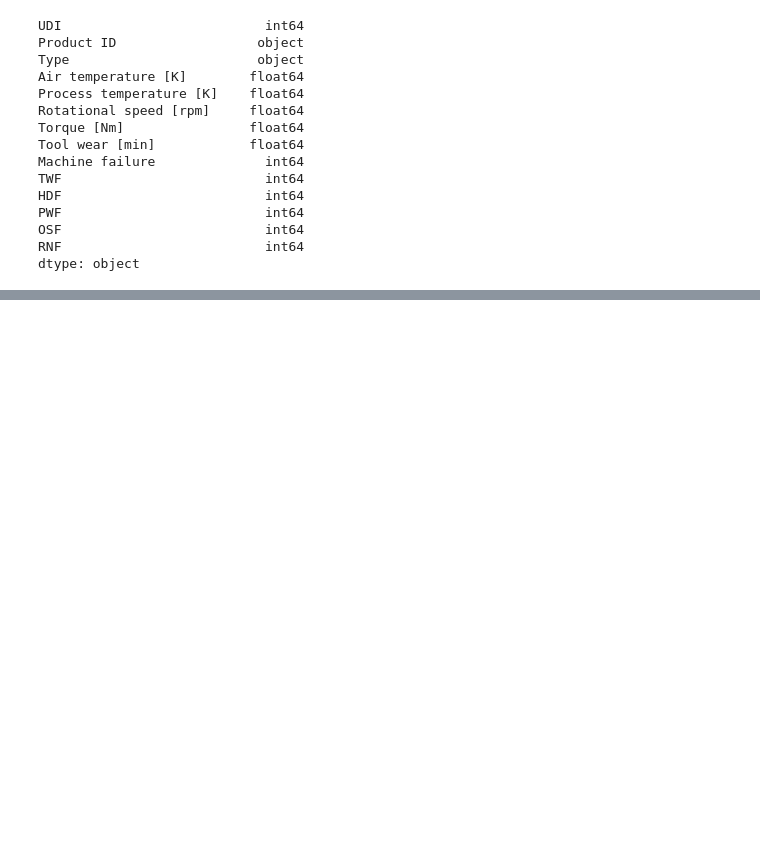
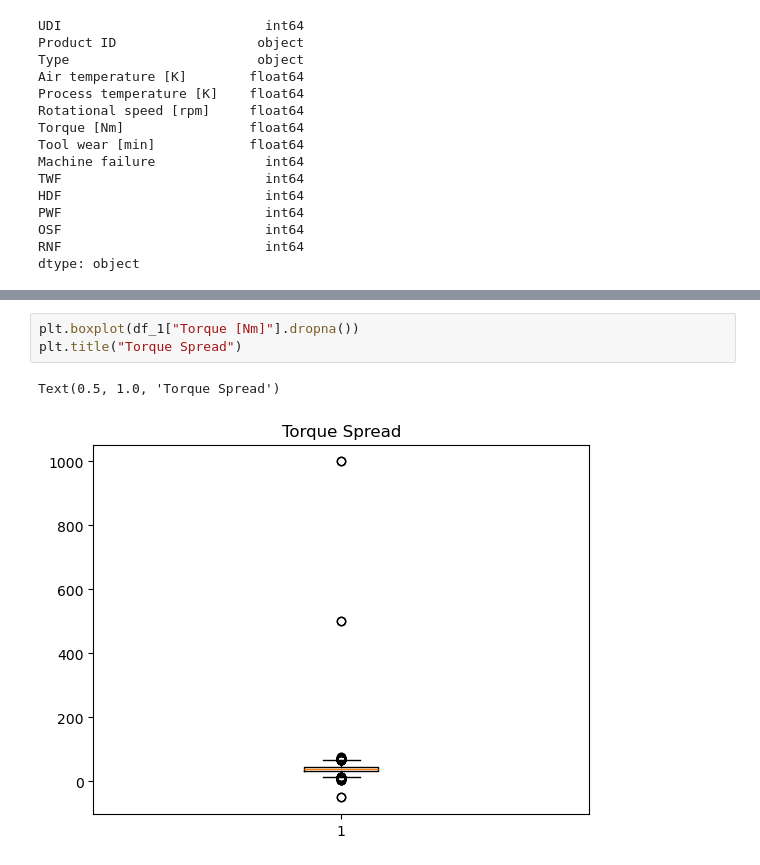
Before and after one commit to aljabali89m/ai4i-predictive-maintenance, a Jupyter notebook: Code for not clen data.ipynb, the cells around one changed output, grey strips where cells are left out. Saved outputs shown, nothing was run; the diff lists cells and outputs as text; blank space fills up the shorter version.

```diff
--- a/Code for not clen data.ipynb
+++ b/Code for not clen data.ipynb
@@ -145,0 +166,6 @@ dtype: object
+# %%
+plt.boxplot(df_1["Torque [Nm]"].dropna())
+plt.title("Torque Spread")
+# %% [output]
+Text(0.5, 1.0, 'Torque Spread')
+[figure, added]
```
Also changed, not shown: parts of 11 cells of this notebook.
